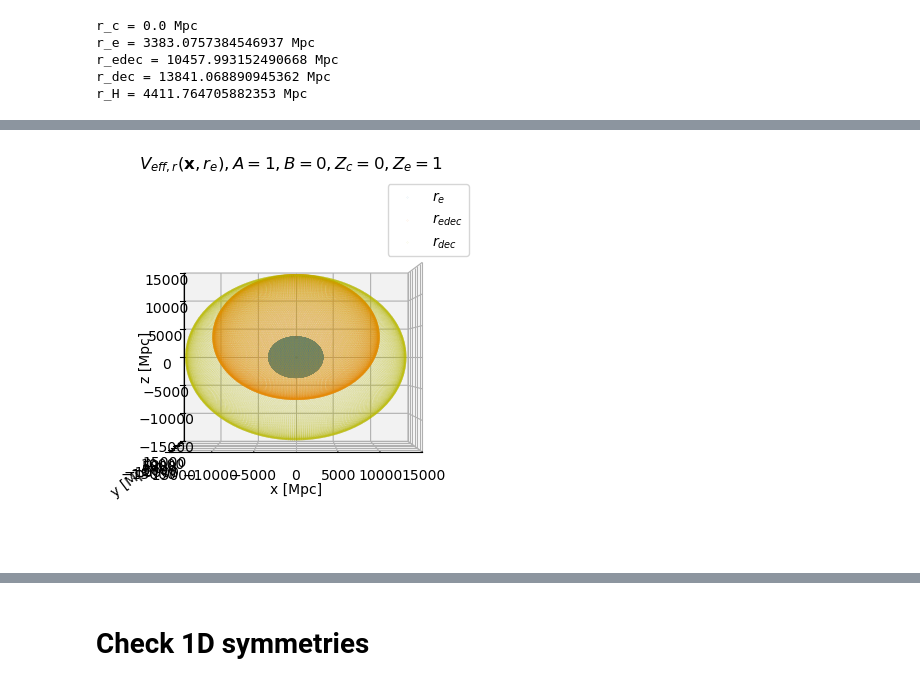
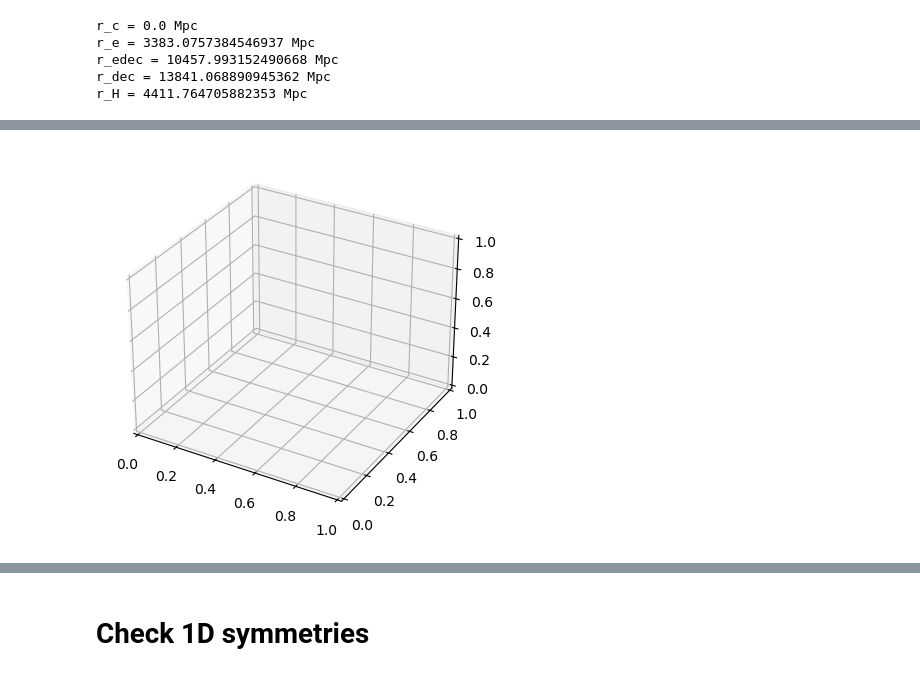
Before and after one commit to catketchup/ReCCO, a Jupyter notebook: code/sim_bubble_collision.ipynb, the cells around one changed output, grey strips where cells are left out. Cells and saved outputs as stored; diff of their text form; code cells hidden in the pictures.

```diff
--- a/code/sim_bubble_collision.ipynb
+++ b/code/sim_bubble_collision.ipynb
@@ -26,7 +26,7 @@ As= config.As
 ns = config.ns
 # %%
 grid              = 64  #grid size
-BoxSize           = 30000.0 #Mpc
+BoxSize           = 40000 #Mpc
 seed              = 1    #value of the initial random seed # varing seed
 Rayleigh_sampling = 0     #whether sampling the Rayleigh distribution for modes amplitudes
 threads           = 1      #number of openmp threads
@@ -238,53 +258,54 @@ if 0:
     ax.set_zlabel(r'z')
     # ax.view_init(90, -90)
 
 # see https://stackoverflow.com/questions/11140163/plotting-a-3d-cube-a-sphere-and-a-vector and \
 # https://stackoverflow.com/questions/64656951/plotting-spheres-of-radius-r
 # check https://stackoverflow.com/questions/11140163/plotting-a-3d-cube-a-sphere-and-a-vector
 # Z_e = 2
 # a_e = 1/(1+Z_e)
 # firstly obtain all the points at r_e = tau(a=1)-tau(a=a_e)
 fig = plt.figure()
 ax = fig.add_subplot(projection='3d')
 
 # then plot the LSS for an electron at this sphere and the LSS for us
 # pick a certain point at the sphere with coordinate of (a_e, x_e, y_e, z_e)
 
 x_edec_s = r_edec*np.sin(theta)*np.cos(phi)
 y_edec_s = r_edec*np.sin(theta)*np.sin(phi)
 z_edec_s = r_edec*np.cos(theta)
 # ax.scatter(x_e,y_e,z_e, color='r', s=10)
 
 # get r_dec
 # u, v = np.mgrid[0:2*np.pi:20j, 0:np.pi:20j]
 x_dec_s = r_dec*np.sin(theta)*np.cos(phi)
 y_dec_s = r_dec*np.sin(theta)*np.sin(phi)
 z_dec_s = r_dec*np.cos(theta)
 
-ax.scatter(x_e, y_e, z_e, alpha=0.4, label=r'$r_{e}$', s=0.01)
-ax.scatter(x_edec_s+x_e[0], y_edec_s+y_e[0], z_edec_s+z_e[0], alpha=0.4, label=r'$r_{edec}$', s=0.01)
-ax.scatter(x_dec_s, y_dec_s, z_dec_s, color='y', alpha=0.4, label=r'$r_{dec}$', s=0.01)
-ax.scatter(0,0,0, color='k', s=1)
-ax.scatter(x_e[0],y_e[0],z_e[0], color='r', s=2)
+if 0:
+    ax.scatter(x_e, y_e, z_e, alpha=0.4, label=r'$r_{e}$', s=0.01)
+    ax.scatter(x_edec_s+x_e[0], y_edec_s+y_e[0], z_edec_s+z_e[0], alpha=0.4, label=r'$r_{edec}$', s=0.01)
+    ax.scatter(x_dec_s, y_dec_s, z_dec_s, color='y', alpha=0.4, label=r'$r_{dec}$', s=0.01)
+    ax.scatter(0,0,0, color='k', s=1)
+    ax.scatter(x_e[0],y_e[0],z_e[0], color='r', s=2)
 
 
-yy_c, zz_c = np.meshgrid(y, z)
-xx_c = x_c*np.ones_like(yy_c)
-if direction == 'x':
-    ax.plot_surface(xx_c, yy_c, zz_c, alpha=0.2)
-if direction == 'y':
-    ax.plot_surface(yy_c, xx_c, zz_c, alpha=0.2)
-elif direction == 'z':
-    ax.plot_surface(yy_c, zz_c, xx_c, alpha=0.2)
+    yy_c, zz_c = np.meshgrid(y, z)
+    xx_c = x_c*np.ones_like(yy_c)
+    if direction == 'x':
+        ax.plot_surface(xx_c, yy_c, zz_c, alpha=0.2)
+    if direction == 'y':
+        ax.plot_surface(yy_c, xx_c, zz_c, alpha=0.2)
+    elif direction == 'z':
+        ax.plot_surface(yy_c, zz_c, xx_c, alpha=0.2)
 
-ax.set_xlim([-BoxSize/2, BoxSize/2])
-ax.set_ylim([-BoxSize/2, BoxSize/2])
-ax.set_zlim([-BoxSize/2,BoxSize/2])
-ax.set_xlabel(r'x [Mpc]')
-ax.set_ylabel(r'y [Mpc]')
-ax.set_zlabel(r'z [Mpc]')
-ax.set_title(r'$V_{eff, r}(\mathbf{x}, r_e), A=%s, B=%s, Z_{c}=%s, Z_{e}=%s$'%(A, B, z_c, Z_e))
-ax.legend()
-ax.view_init(0, -90)
+    ax.set_xlim([-BoxSize/2, BoxSize/2])
+    ax.set_ylim([-BoxSize/2, BoxSize/2])
+    ax.set_zlim([-BoxSize/2,BoxSize/2])
+    ax.set_xlabel(r'x [Mpc]')
+    ax.set_ylabel(r'y [Mpc]')
+    ax.set_zlabel(r'z [Mpc]')
+    ax.set_title(r'$V_{eff, r}(\mathbf{x}, r_e), A=%s, B=%s, Z_{c}=%s, Z_{e}=%s$'%(A, B, z_c, Z_e))
+    ax.legend()
+    ax.view_init(0, -90)
 # %% [output]
-[figure, old version]
+[figure, new version]
```
Also changed, not shown: parts of 18 cells of this notebook, 2 other files.
